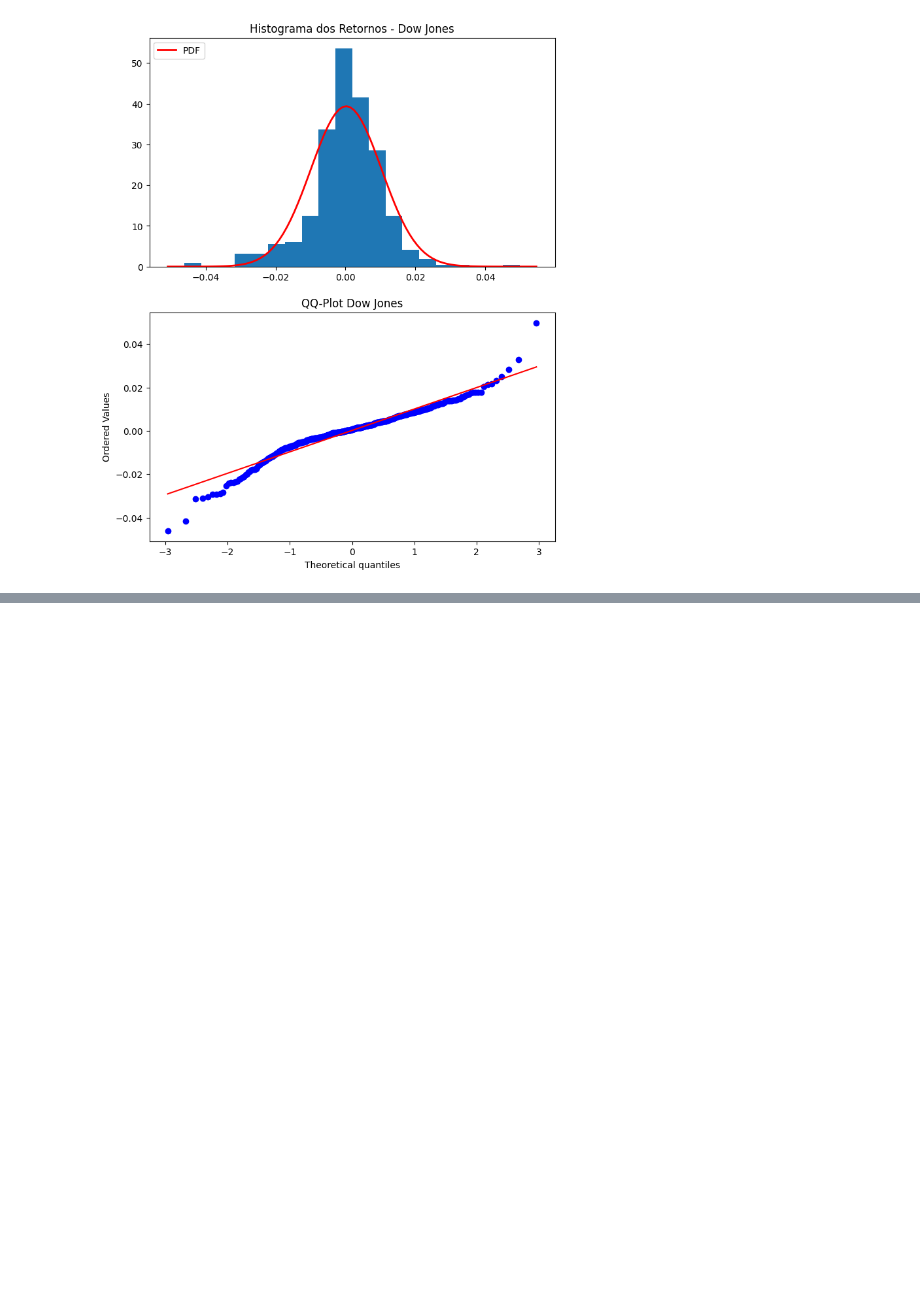
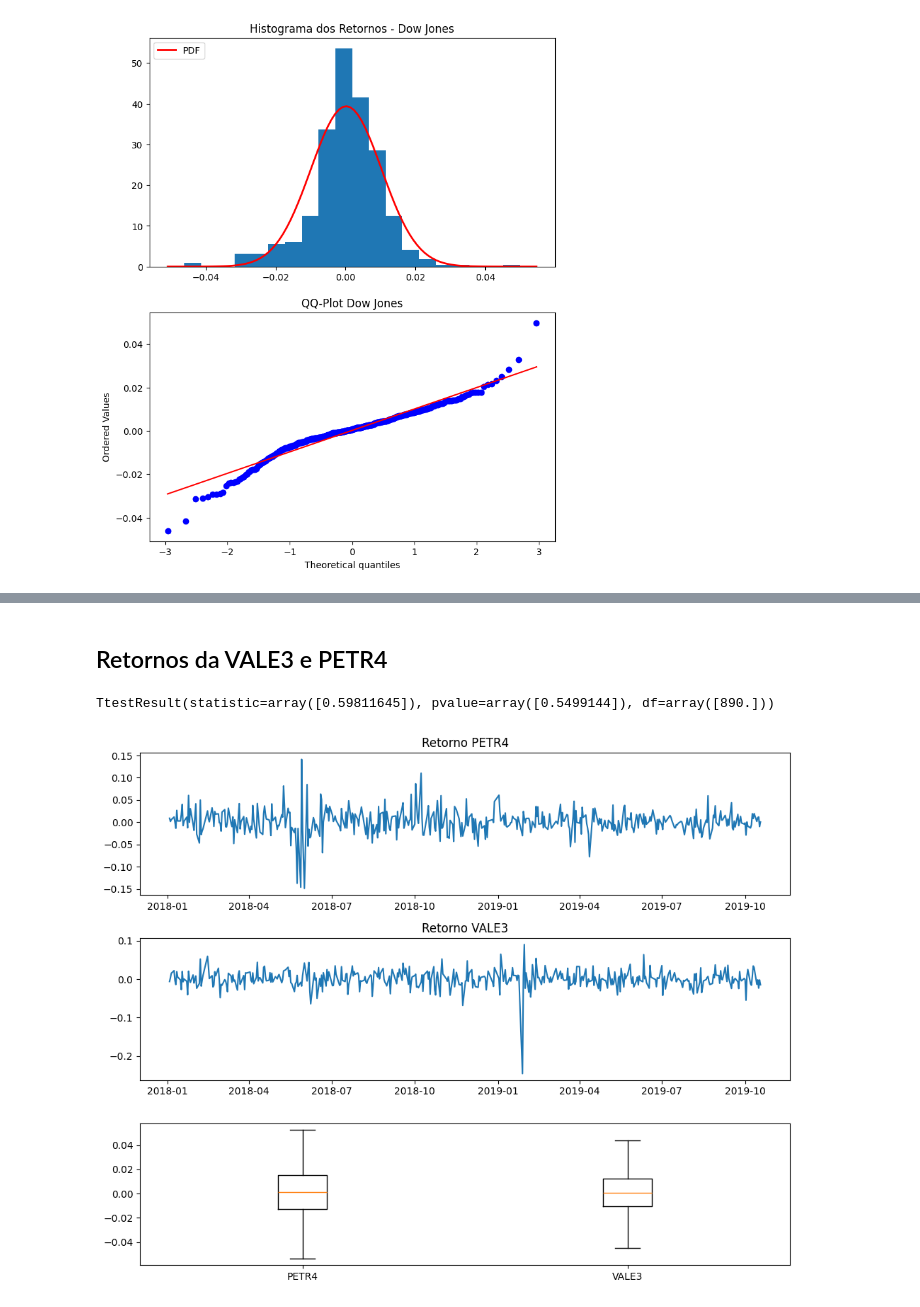
Before and after one commit to eraosso/PMF, a Jupyter notebook: Capitulo-3.ipynb, the cells around one changed output, grey strips where cells are left out. Drawn from its saved outputs; the diff is of its cells as text; code cells hidden in the pictures; blank space fills up the shorter version.

```diff
--- a/Capitulo-3.ipynb
+++ b/Capitulo-3.ipynb
@@ -13,6 +14,10 @@ import numpy as np
 # %%
 this_dir = Path().resolve()
 chapter_dir = this_dir / "Planilhas_Livro_Mercado_Financeiro/Cap3"
+# %%
+dicio = {"Dow Jones": "DowJ.xlsx", "Ibovespa": "Ibv.xlsx",
+         "PETR4": "Petrobras.xlsx", "VALE3": "Vale3.xlsx",
+         "Bitcoin": "BitCoin.xlsx"}
 # %%
 teste = pd.read_excel(chapter_dir / "Teste.xlsx", header=None)
 teste.head()
@@ -375,0 +449,28 @@ plota_graficos(df, retornos, "Dow Jones")
+# %% [markdown]
+## Retornos da VALE3 e PETR4
+# %%
+def compara_retornos(empresa1, empresa2):
+    arquivo1 = chapter_dir / dicio[empresa1]
+    arquivo2 = chapter_dir / dicio[empresa2]
+    df1 = pd.read_excel(arquivo1, index_col=0, header=None, parse_dates=True)
+    df2 = pd.read_excel(arquivo2, index_col=0, parse_dates=True, header=None)
+    retorno1 = df1.pct_change().dropna()
+    retorno2 = df2.pct_change().dropna()
+
+    fig, axs = plt.subplots(nrows=3, ncols=1, figsize=(10,8))
+    axs[0].plot(retorno1)
+    axs[0].set_title(f"Retorno {empresa1}")
+
+    axs[1].plot(retorno2)
+    axs[1].set_title(f"Retorno {empresa2}")
+
+    axs[2].boxplot([retorno1.iloc[:,0], retorno2.iloc[:,0]], tick_labels=[empresa1, empresa2], showfliers=False)
+
+    plt.tight_layout()
+
+    print(stats.ttest_ind(retorno1, retorno2))
+# %%
+compara_retornos("PETR4", "VALE3")
+# %% [output]
+TtestResult(statistic=array([0.59811645]), pvalue=array([0.5499144]), df=array([890.]))
+[figure, added]
```
Also changed, not shown: parts of 33 cells of this notebook.
